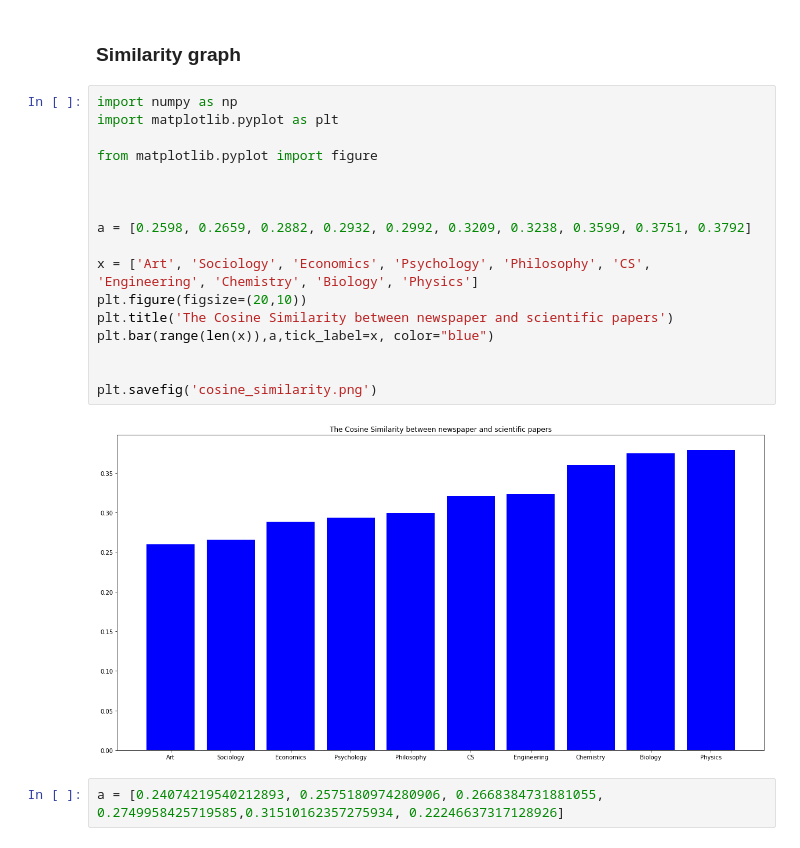
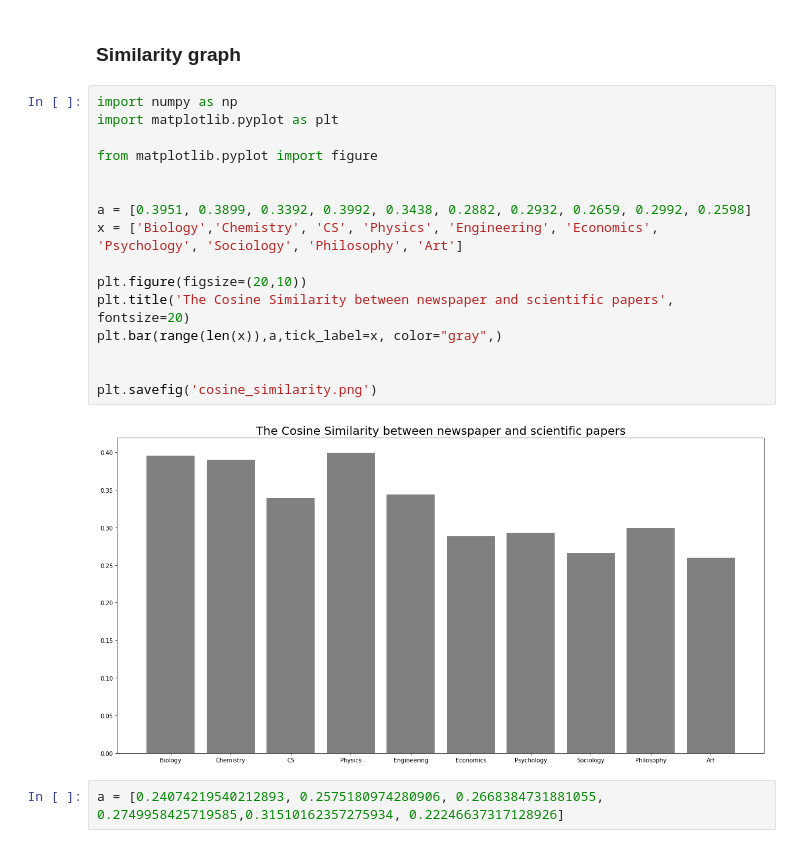
Before and after one commit to XiaoxuanLu/Capstone, a Jupyter notebook: cosine.ipynb, the cells around one changed output. Drawn from its saved outputs; the diff is of its cells as text.

Commit message:
resize the graphs

```diff
--- a/cosine.ipynb
+++ b/cosine.ipynb
@@ -579,22 +579,21 @@ plt.savefig('dis_cc')
 # %%
 import numpy as np
 import matplotlib.pyplot as plt
 
 from matplotlib.pyplot import figure
 
 
+a = [0.3951, 0.3899, 0.3392, 0.3992, 0.3438, 0.2882, 0.2932, 0.2659, 0.2992, 0.2598]
+x = ['Biology','Chemistry', 'CS', 'Physics', 'Engineering', 'Economics', 'Psychology', 'Sociology', 'Philosophy', 'Art']
 
-a = [0.2598, 0.2659, 0.2882, 0.2932, 0.2992, 0.3209, 0.3238, 0.3599, 0.3751, 0.3792]
-
-x = ['Art', 'Sociology', 'Economics', 'Psychology', 'Philosophy', 'CS', 'Engineering', 'Chemistry', 'Biology', 'Physics']
 plt.figure(figsize=(20,10))
-plt.title('The Cosine Similarity between newspaper and scientific papers')
-plt.bar(range(len(x)),a,tick_label=x, color="blue")
+plt.title('The Cosine Similarity between newspaper and scientific papers', fontsize=20)
+plt.bar(range(len(x)),a,tick_label=x, color="gray",)
 
 
 plt.savefig('cosine_similarity.png')
 # %% [output]
-[figure, old version]
+[figure, new version]
 # %%
 a = [0.24074219540212893, 0.2575180974280906, 0.2668384731881055, 0.2749958425719585,0.31510162357275934, 0.22246637317128926]
 # %%
```
Also changed, not shown: parts of 2 cells of this notebook, 2 other files.
